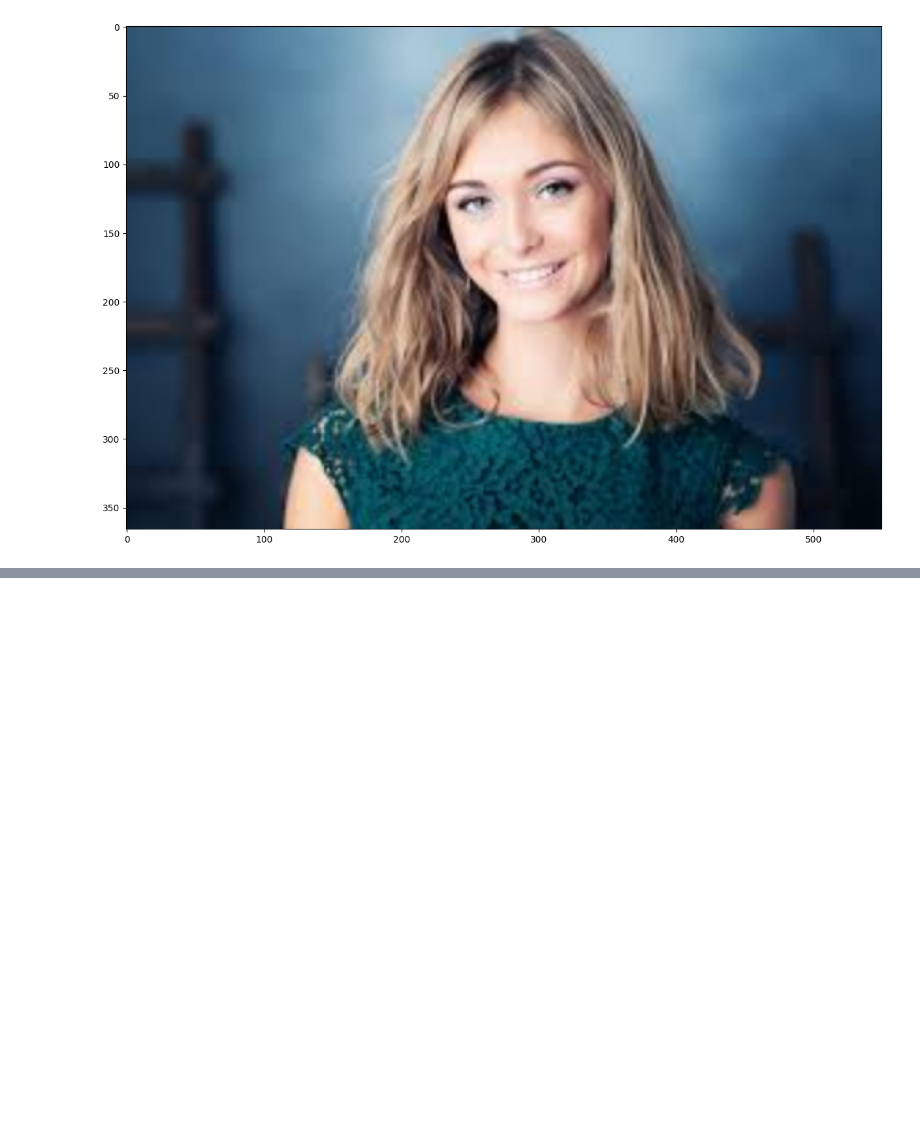
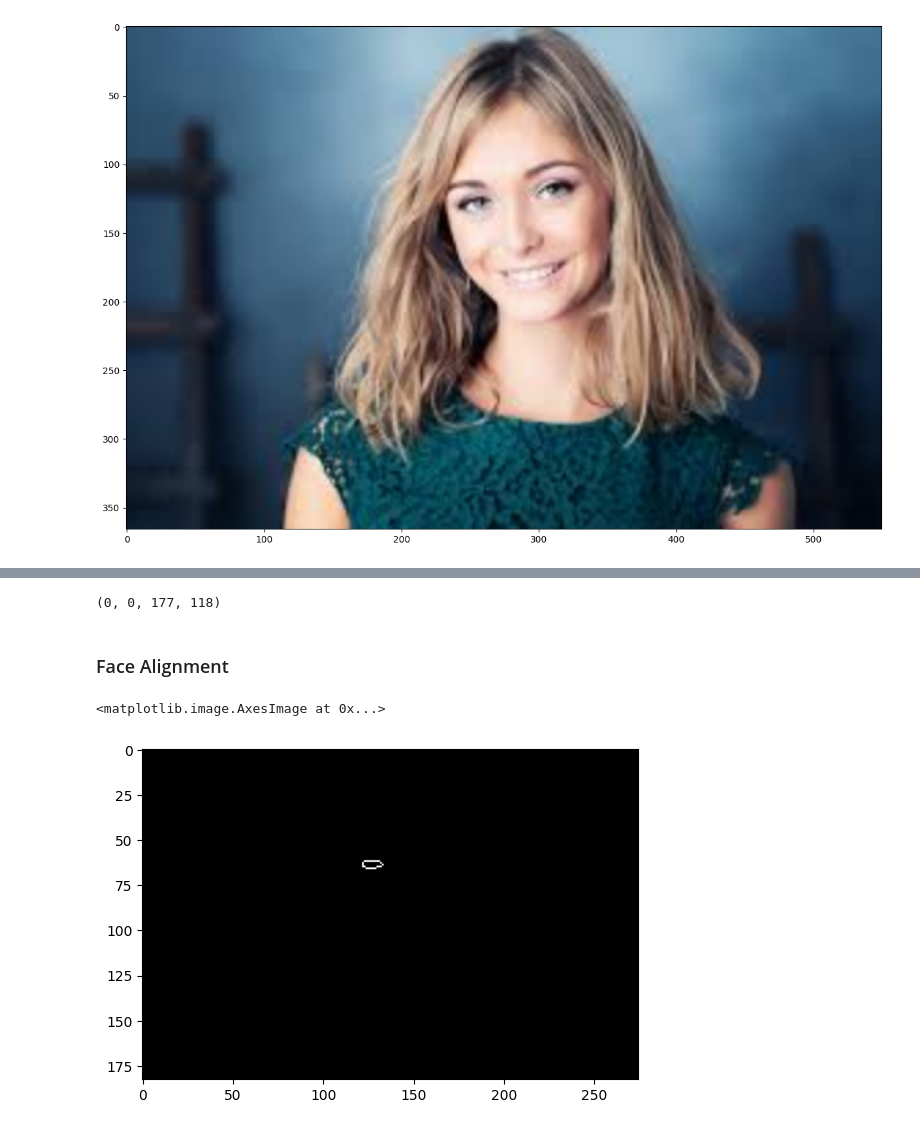
Before and after one commit to ictseoyoungmin/FaceToy_GUI, a Jupyter notebook: dev/f1.ipynb, the cells around one changed output, grey strips where cells are left out. Saved outputs shown, nothing was run; the diff lists cells and outputs as text; code cells hidden in the pictures; blank space fills up the shorter version.

Commit message:
face alignment using mediapipe -01

```diff
--- a/dev/f1.ipynb
+++ b/dev/f1.ipynb
@@ -498,0 +695,12 @@ print(con_points)
+# %%
+from devlib import *
+import matplotlib.pyplot as plt
+
+img1,img2 = imgs_read_rgb('./image1.jpg','./image2.jpg')
+
+landmarks1, landmarks2 = imgs_get_landmarks(img1,img2)
+a = morph_images(img1,img2,landmarks1,landmarks2)
+plt.imshow(a)
+plt.show()
+plt.imshow(img1)
+plt.show()
@@ -498,0 +710,10 @@ print(con_points)
+# %%
+if type(landmarks1) is not np.ndarray:
+         landmarks1 = np.array(landmarks1)
+         landmarks2 = np.array(landmarks2)
+rectangle = (0, 0, max(landmarks1.max(axis=0)[0], landmarks2.max(axis=0)[0]),
+                 max(landmarks1.max(axis=0)[1], landmarks2.max(axis=0)[1]))
+
+rectangle
+# %% [output]
+(0, 0, 177, 118)
@@ -498,0 +736,20 @@ print(con_points)
+# %% [markdown]
+### Face Alignment
+# %%
+img1,img2 = imgs_read_rgb('./image1.jpg','./image2.jpg')
+# landmarks1, landmarks2 = imgs_get_landmarks(img1,img2)
+idx_to_coordinates,points = get_idx_to_coordinates(img1)
+# %%
+def vis_coordinates(idx_to_coordinates,connection=mpFaceMesh.FACEMESH_RIGHT_EYE)
+    a = np.zeros_like(img1)
+    for conn in connection:
+        start_idx = conn[0]
+        end_idx = conn[1]
+        cv2.line(a,idx_to_coordinates[start_idx],idx_to_coordinates[end_idx],color=(255,255,255))
+        # cv2.circle(a,idx_to_coordinates[start_idx],radius=1, color=(255,255,255))
+        # cv2.circle(a,idx_to_coordinates[end_idx],radius=1,color=(255,255,255))
+
+    plt.imshow(a)
+# %% [output]
+<matplotlib.image.AxesImage at 0x...>
+[figure, added]
```
Also changed, not shown: parts of 9 cells of this notebook, 1 other file.
